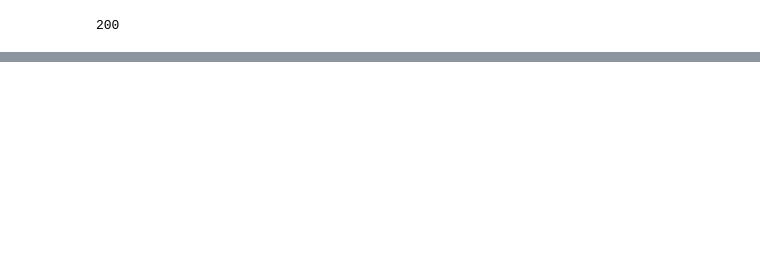
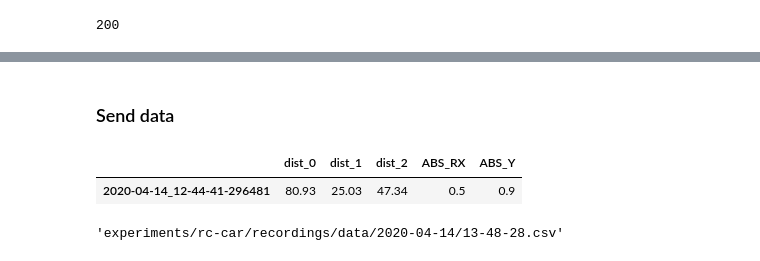
Before and after one commit to zepdev/self-driving-car, a Jupyter notebook: testing.ipynb, the cells around one changed output, grey strips where cells are left out. Drawn from its saved outputs; the diff is of its cells as text; code cells hidden in the pictures; blank space fills up the shorter version.

```diff
--- a/testing.ipynb
+++ b/testing.ipynb
@@ -32,0 +77,36 @@ response.json()
+# %% [markdown]
+### Send data
+# %%
+# Load data
+with open(f"../client/recordings/distances/{name_local}.json", "r") as f:
+    dists = json.load(f)
+with open(f"../client/recordings/outputs/{name_local}.json", "r") as f:
+    out = json.load(f)
+
+data = []
+d = dists.copy()
+d.update(out)
+data.append(d)
+
+index = []
+index.append(name_local)
+
+df = pd.DataFrame(data, index=index)
+df
+# %% [output]
+|  | dist_0 | dist_1 | dist_2 | ABS_RX | ABS_Y |
+| 2020-04-14_12-44-41-296481 | 80.93 | 25.03 | 47.34 | 0.5 | 0.9 |
+# %%
+# Create filename for s3
+
+def datetime_to_iso(time):
+    iso = time.isoformat(sep="/")
+    iso = iso.split(".")[0]
+    iso = '-'.join(iso.split(':'))
+    return iso
+
+iso_dt = datetime_to_iso(datetime.datetime.now())
+filename = f"experiments/rc-car/recordings/data/{iso_dt}.csv"
+filename
+# %% [output]
+'experiments/rc-car/recordings/data/2020-04-14/13-48-28.csv'
```
Also changed, not shown: parts of 17 cells of this notebook, 2 other files.
